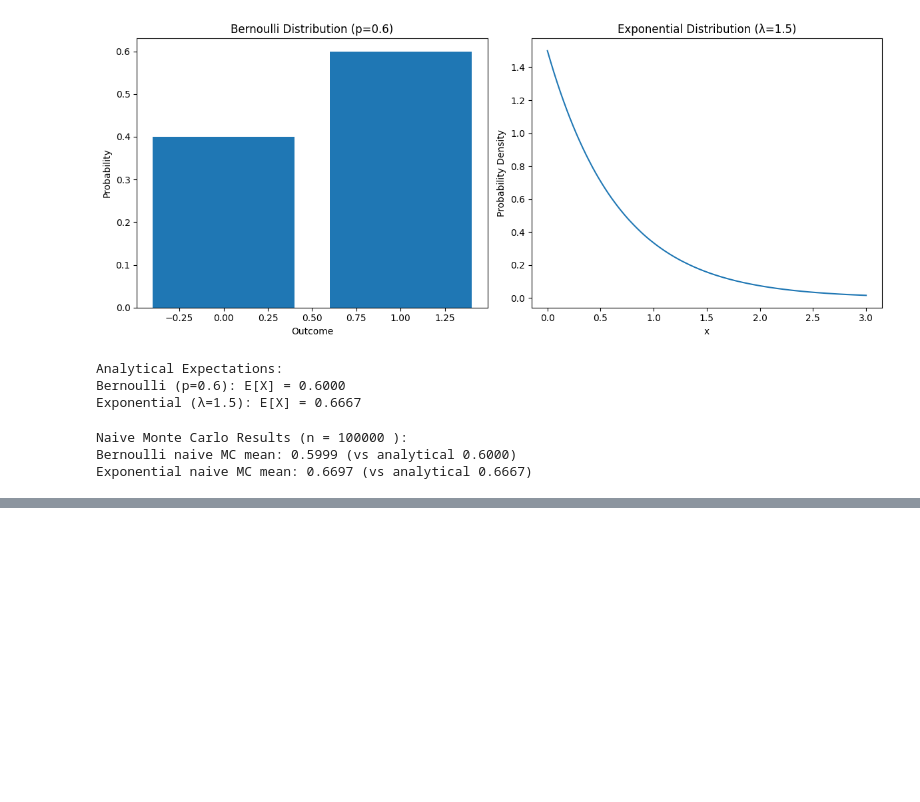
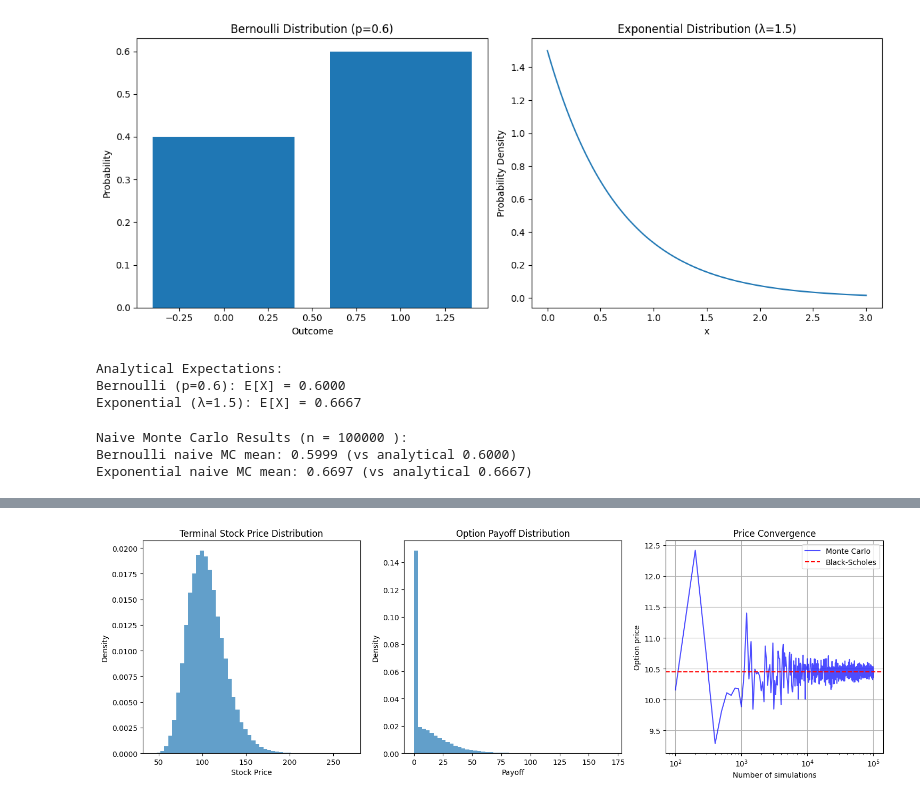
Before and after one commit to CalvoSeko/quant-projects-practice, a Jupyter notebook: code/option pricing/monte_carlo_black_scholes.ipynb, the cells around one changed output, grey strips where cells are left out. Cells and saved outputs as stored; diff of their text form; code cells hidden in the pictures; blank space fills up the shorter version.

```diff
--- a/code/option pricing/monte_carlo_black_scholes.ipynb
+++ b/code/option pricing/monte_carlo_black_scholes.ipynb
@@ -82,0 +239,49 @@ Exponential naive MC mean: 0.6697 (vs analytical 0.6667)
+# %%
+# Generate terminal stock prices and payoffs
+n_simulations = 100000
+S0, K, T, r, sigma = 100, 100, 1, 0.05, 0.2  # Parameters from interactive widgets
+Z = np.random.standard_normal(n_simulations)
+ST = S0 * np.exp((r - 0.5 * sigma**2) * T + sigma * np.sqrt(T) * Z)
+payoffs = np.maximum(ST - K, 0)
+mc_price = np.exp(-r * T) * np.mean(payoffs)
+bs_price = black_scholes_call(S0, K, T, r, sigma)
+
+# Create subplots
+fig, (ax1, ax2, ax3) = plt.subplots(1, 3, figsize=(15, 5))
+
+# Plot 1: Terminal price distribution
+ax1.hist(ST, bins=50, density=True, alpha=0.7)
+ax1.set_title('Terminal Stock Price Distribution')
+ax1.set_xlabel('Stock Price')
+ax1.set_ylabel('Density')
+
+# Plot 2: Payoff distribution
+ax2.hist(payoffs, bins=50, density=True, alpha=0.7)
+ax2.set_title('Option Payoff Distribution')
+ax2.set_xlabel('Payoff')
+ax2.set_ylabel('Density')
+
+# Plot 3: Convergence analysis
+n_steps = 10000  # Number of points to plot
+step_size = 100  # Increment by 100 simulations each time
+n_simulations_list = np.arange(100, 100000, step_size)
+mc_prices = []
+
+for n in n_simulations_list:
+    Z = np.random.standard_normal(n)
+    ST = S0 * np.exp((r - 0.5 * sigma**2) * T + sigma * np.sqrt(T) * Z)
+    payoffs = np.maximum(ST - K, 0)
+    mc_prices.append(np.exp(-r * T) * np.mean(payoffs))
+
+ax3.semilogx(n_simulations_list, mc_prices, 'b-', alpha=0.7, label='Monte Carlo')
+ax3.axhline(y=bs_price, color='r', linestyle='--', label='Black-Scholes')
+ax3.set_xlabel('Number of simulations')
+ax3.set_ylabel('Option price')
+ax3.set_title('Price Convergence')
+ax3.legend()
+ax3.grid(True)
+
+plt.tight_layout()
+plt.show()
+# %% [output]
+[figure, added]
```
Also changed, not shown: parts of 2 cells of this notebook, 1 other file.
